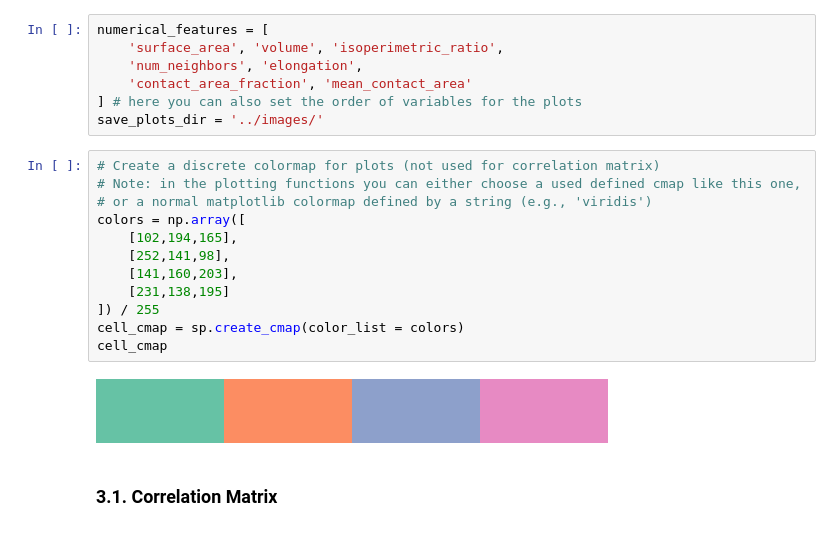
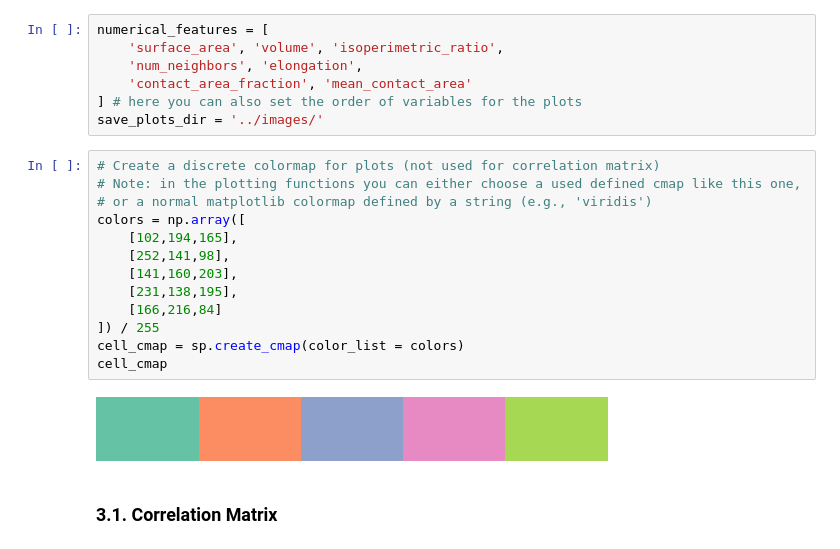
Before and after one commit to AntanasMurelis/EpiStats, a Jupyter notebook: src/tutorials/plots_tutorial.ipynb, the cells around one changed output. Cells and saved outputs as stored; diff of their text form.

```diff
--- a/src/tutorials/plots_tutorial.ipynb
+++ b/src/tutorials/plots_tutorial.ipynb
@@ -127,17 +126,18 @@ save_plots_dir = '../images/'
 # %%
 # Create a discrete colormap for plots (not used for correlation matrix)
 # Note: in the plotting functions you can either choose a used defined cmap like this one,
 # or a normal matplotlib colormap defined by a string (e.g., 'viridis')
 colors = np.array([
     [102,194,165],
     [252,141,98],
     [141,160,203],
-    [231,138,195]
+    [231,138,195],
+    [166,216,84]
 ]) / 255
 cell_cmap = sp.create_cmap(color_list = colors)
 cell_cmap
 # %% [output]
-[figure, old version]
+[figure, new version]
 # %% [markdown]
 ### 3.1. Correlation Matrix
 # %%
```
Also changed, not shown: parts of 11 cells of this notebook, 4 other files.
